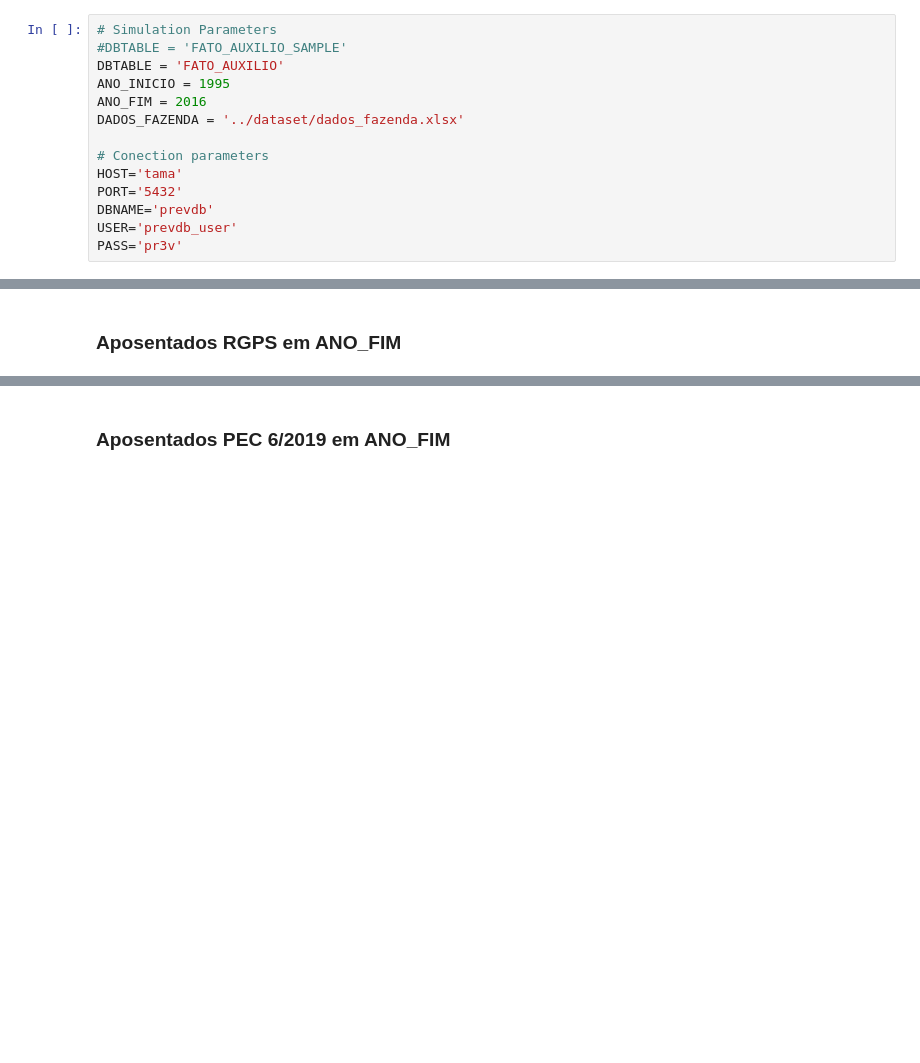
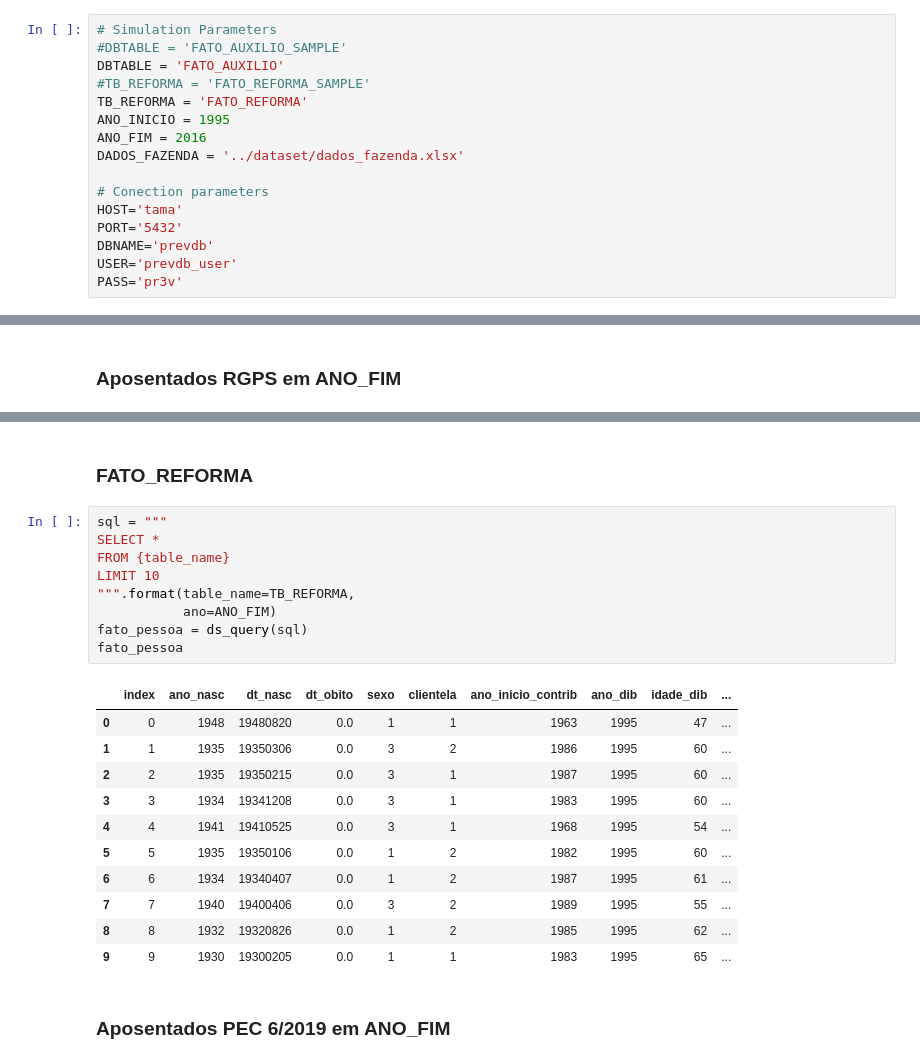
Before and after one commit to andrespp/ds-prev, a Jupyter notebook: analysis/Reforma.ipynb, the cells around one changed output, grey strips where cells are left out. Saved outputs shown, nothing was run; the diff lists cells and outputs as text; blank space fills up the shorter version.

```diff
--- a/analysis/Reforma.ipynb
+++ b/analysis/Reforma.ipynb
@@ -17,6 +17,8 @@ start_time = time.time()
 # Simulation Parameters
 #DBTABLE = 'FATO_AUXILIO_SAMPLE'
 DBTABLE = 'FATO_AUXILIO'
+#TB_REFORMA = 'FATO_REFORMA_SAMPLE'
+TB_REFORMA = 'FATO_REFORMA'
 ANO_INICIO = 1995
 ANO_FIM = 2016
 DADOS_FAZENDA = '../dataset/dados_fazenda.xlsx'
@@ -234,2 +120,25 @@ df[['idade_dib','sexo']].groupby('idade_dib').count()
+# %% [markdown]
+### FATO_REFORMA
+# %%
+sql = """
+SELECT *
+FROM {table_name}
+LIMIT 10
+""".format(table_name=TB_REFORMA,
+           ano=ANO_FIM)
+fato_pessoa = ds_query(sql)
+fato_pessoa
+# %% [output]
+|  | index | ano_nasc | dt_nasc | dt_obito | sexo | clientela | ano_inicio_contrib | ano_dib | idade_dib | ... |
+| 0 | 0 | 1948 | 19480820 | 0.0 | 1 | 1 | 1963 | 1995 | 47 | ... |
+| 1 | 1 | 1935 | 19350306 | 0.0 | 3 | 2 | 1986 | 1995 | 60 | ... |
+| 2 | 2 | 1935 | 19350215 | 0.0 | 3 | 1 | 1987 | 1995 | 60 | ... |
+| 3 | 3 | 1934 | 19341208 | 0.0 | 3 | 1 | 1983 | 1995 | 60 | ... |
+| 4 | 4 | 1941 | 19410525 | 0.0 | 3 | 1 | 1968 | 1995 | 54 | ... |
+| 5 | 5 | 1935 | 19350106 | 0.0 | 1 | 2 | 1982 | 1995 | 60 | ... |
+| 6 | 6 | 1934 | 19340407 | 0.0 | 1 | 2 | 1987 | 1995 | 61 | ... |
+| 7 | 7 | 1940 | 19400406 | 0.0 | 3 | 2 | 1989 | 1995 | 55 | ... |
+| 8 | 8 | 1932 | 19320826 | 0.0 | 1 | 2 | 1985 | 1995 | 62 | ... |
+| 9 | 9 | 1930 | 19300205 | 0.0 | 1 | 1 | 1983 | 1995 | 65 | ... |
 # %% [markdown]
 ### Aposentados PEC 6/2019 em ANO_FIM
```
Also changed, not shown: parts of 14 cells of this notebook, 5 other files.
